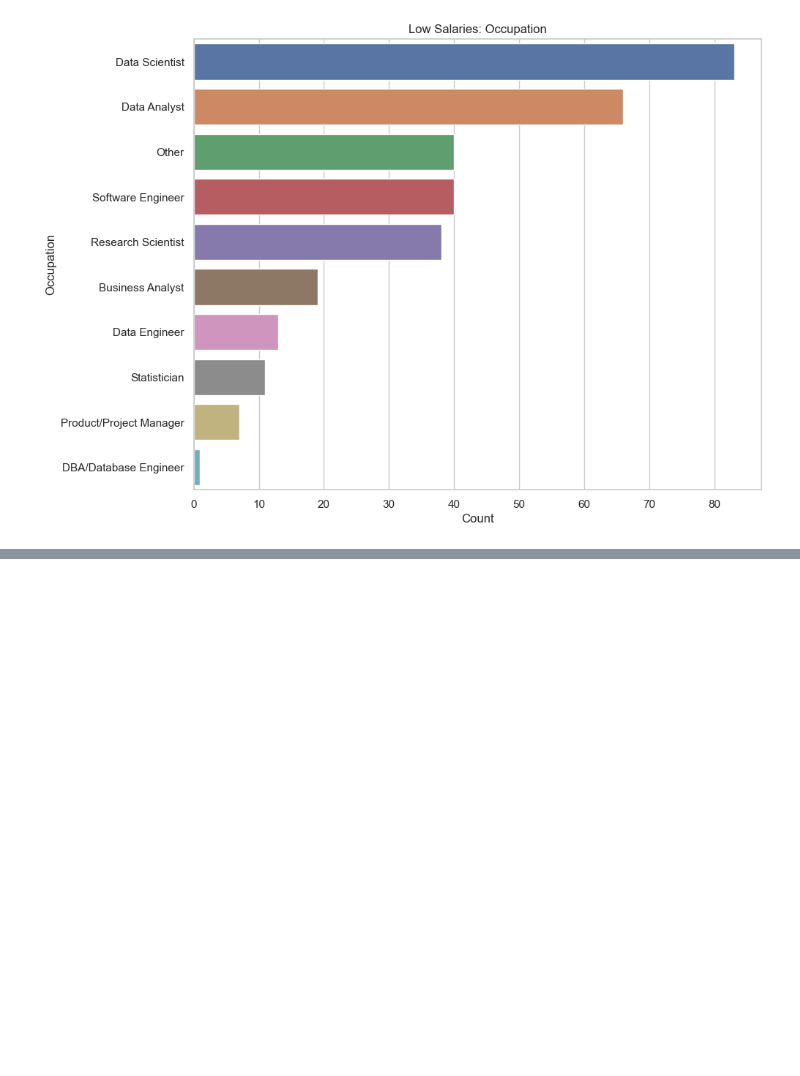
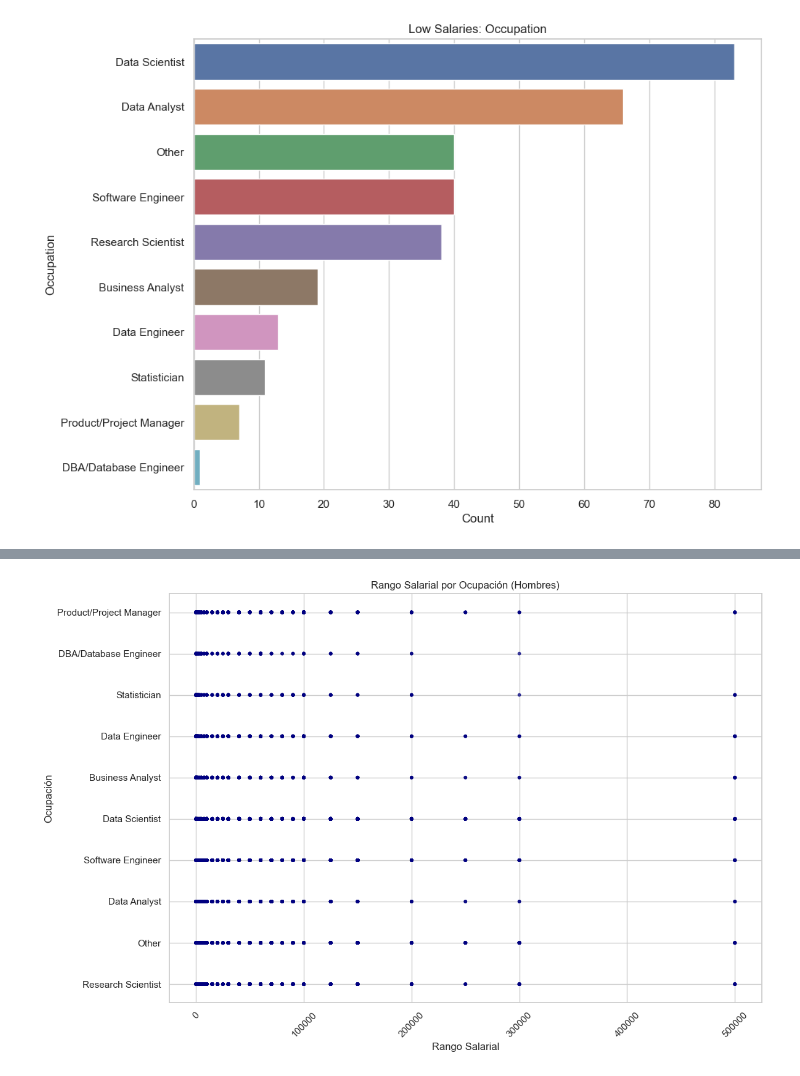
Before and after one commit to CCT-Dublin/capstone-project-feb-2024-ft-YumikoBejarano, a Jupyter notebook: CA 1 – Capstone Project Proposal.ipynb, the cells around one changed output, grey strips where cells are left out. Cells and saved outputs as stored; diff of their text form; code cells hidden in the pictures; blank space fills up the shorter version.

```diff
--- a/CA 1 – Capstone Project Proposal.ipynb
+++ b/CA 1 – Capstone Project Proposal.ipynb
@@ -811,0 +1079,41 @@ salaries
+# %%
+# Low Salaries: Range
+def find_number(x):
+    if x[0] == '>':
+        return 500001
+    elif x[0] == '$':
+        return 0
+    elif 'na' in x:
+        return -1  # Valor predeterminado para 'na'
+    else:
+        x = x.strip().replace(',','')
+        return int(x[0 : x.find('-')])
+
+# Salarios: Ocupación para hombres
+salaries_men = men[['Q10', 'Q5']]
+salaries_men = salaries_men.rename(columns={'Q10':'Range', 'Q5':'Occupation'})
+salaries_men['Count'] = 1
+
+salaries_men['Range_Start'] = salaries_men['Range'].astype(str).apply(lambda x: find_number(x))
+
+salaries_men = salaries_men.sort_values(by=['Range_Start'])
+salaries_men = salaries_men[salaries_men['Range_Start'] != -1]  # Filtrar valores predeterminados
+
+# Configuración del gráfico de dispersión
+plt.figure(figsize=(12, 8))
+
+# Gráfico de dispersión de ocupación y rango salarial
+plt.scatter(salaries_men['Range_Start'], salaries_men['Occupation'], s=salaries_men['Count']*10, color='navy', alpha=0.7)
+
+# Etiquetas y título
+plt.xlabel('Rango Salarial')
+plt.ylabel('Ocupación')
+plt.title('Rango Salarial por Ocupación (Hombres)')
+plt.xticks(rotation=45)
+plt.grid(True)
+
+# Mostrar el gráfico
+plt.tight_layout()
+plt.show()
+# %% [output]
+[figure, added]
```
Also changed, not shown: parts of 41 cells of this notebook, 1 other file.
